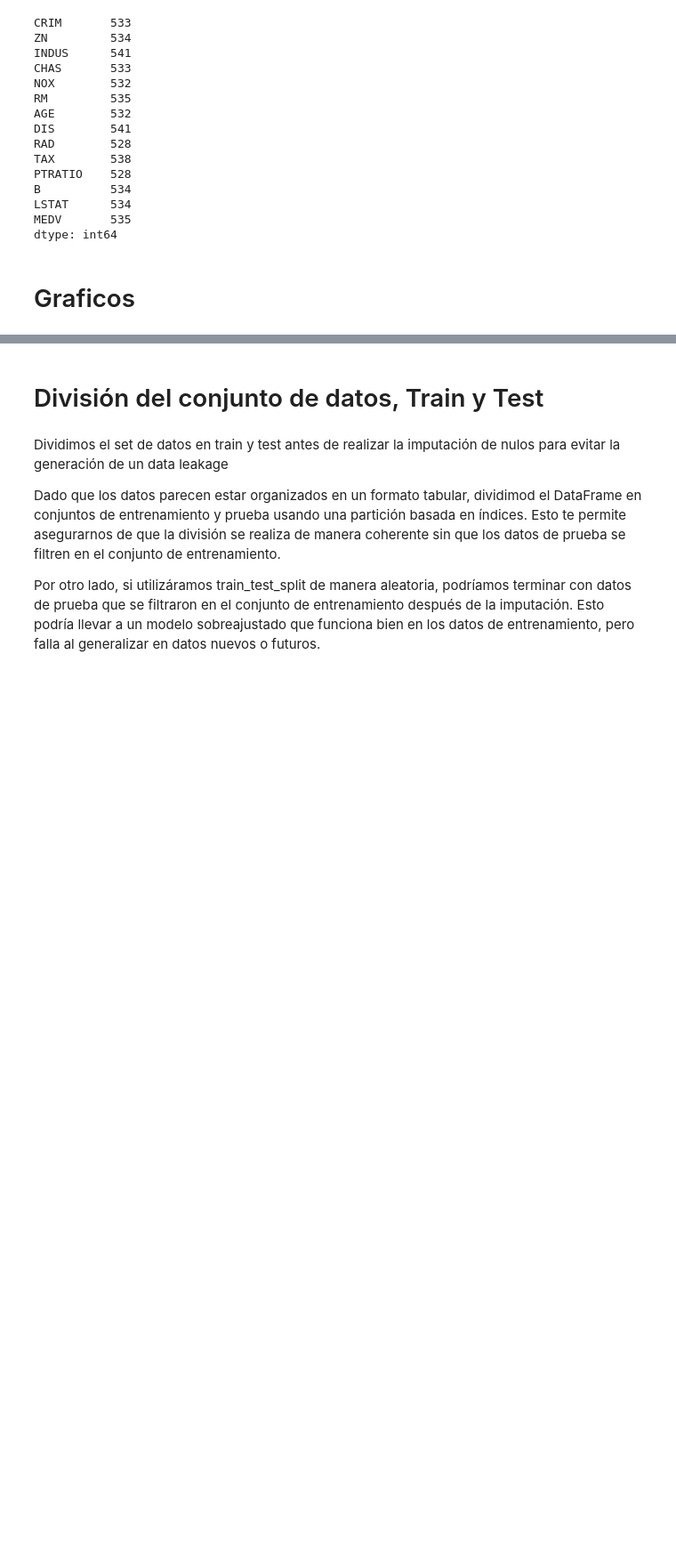
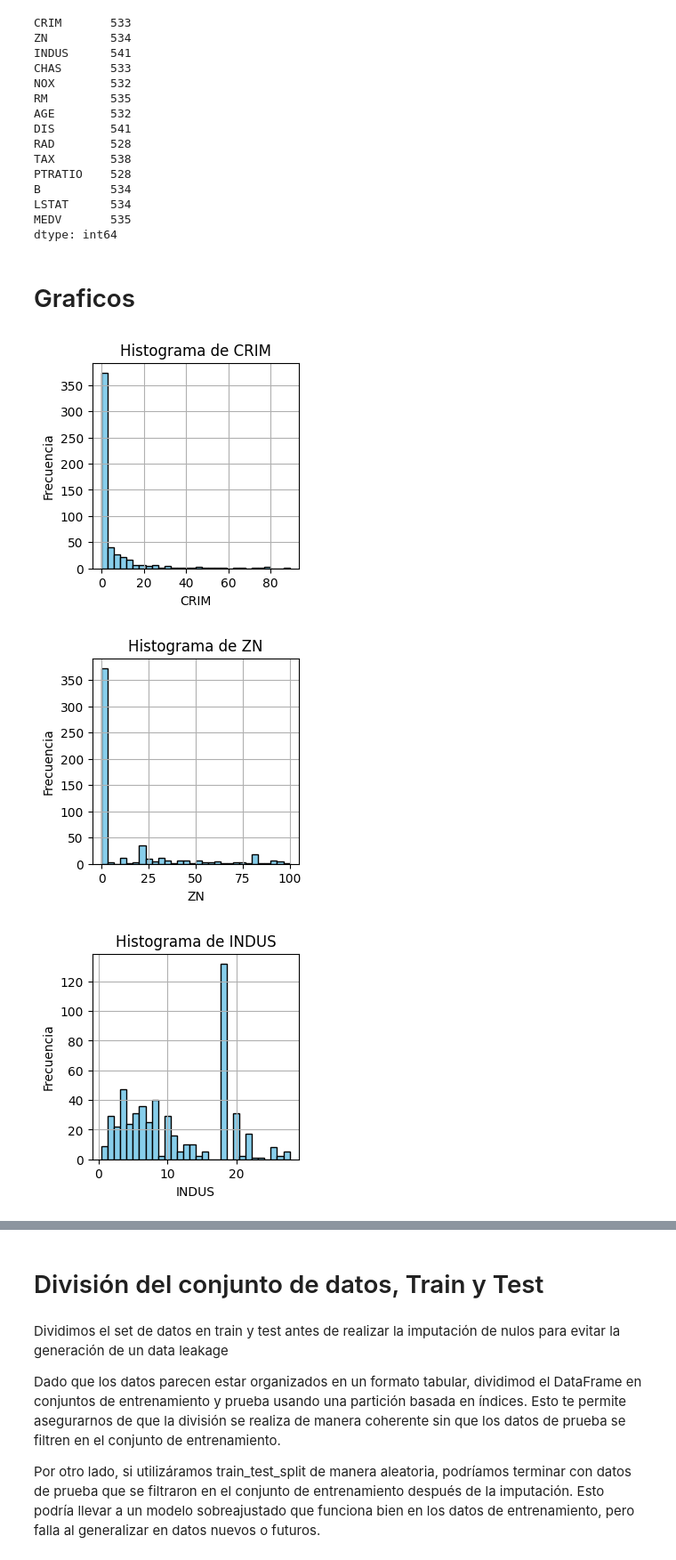
Before and after one commit to brimoresco/AA1-TUIA-Moresco-Gotting, a Jupyter notebook: PrediccionPreciosCasasAA1.ipynb, the cells around one changed output, grey strips where cells are left out. Shown at 89% size. Drawn from its saved outputs; the diff is of its cells as text; code cells hidden in the pictures; blank space fills up the shorter version.

```diff
--- a/PrediccionPreciosCasasAA1.ipynb
+++ b/PrediccionPreciosCasasAA1.ipynb
@@ -75,9 +91,5 @@ from sklearn.metrics import confusion_matrix
 # %% [markdown]
 ## Carga del dataset
 # %%
-
 # Cargar el dataset
-df = pd.read_csv('house-prices-tp.csv')
-
-# Verificar los primeros registros
-df.head()
+df = pd.read_csv(r'house-prices-tp.csv')
@@ -215,3 +220,21 @@ MEDV       535
 dtype: int64
 # %% [markdown]
 # Graficos
+# %%
+import matplotlib.pyplot as plt
+
+# Selecciona solo las que consideramos para hacer Histogramas
+para_histograma = ["CRIM", "ZN", "INDUS", "NOX", "RM", "AGE", "DIS", "RAD", "TAX", "PTRATIO", "B", "LSTAT", "MEDV"]
+# Crea un histograma para cada columna numérica
+for col in para_histograma:
+    plt.figure(figsize=(3, 3))
+    plt.hist(df[col], bins=30, color='skyblue', edgecolor='black')
+    plt.title(f'Histograma de {col}')
+    plt.xlabel(col)
+    plt.ylabel('Frecuencia')
+    plt.grid(True)
+    plt.show()
+# %% [output]
+[figure, added]
+[figure, added]
+[figure, added]
```
Also changed, not shown: parts of 15 cells of this notebook, 1 other file.
